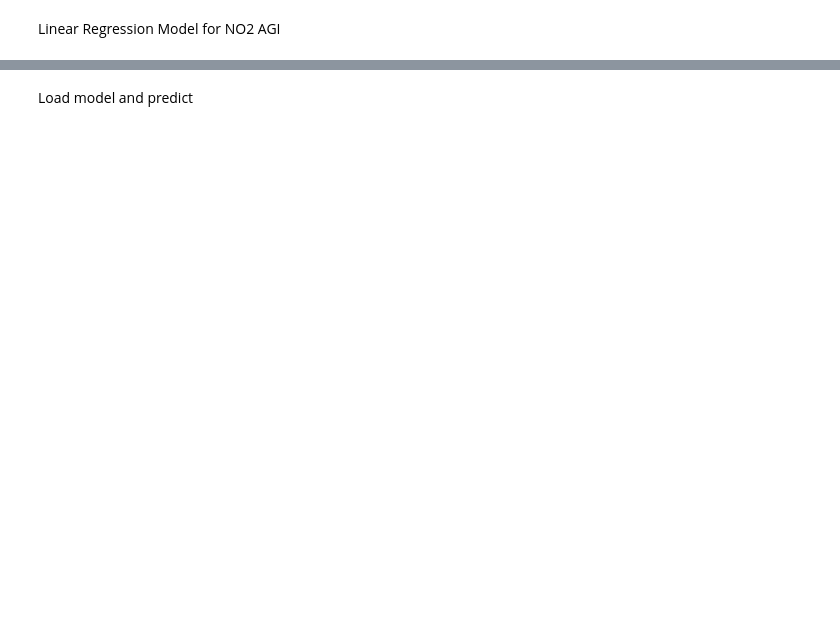
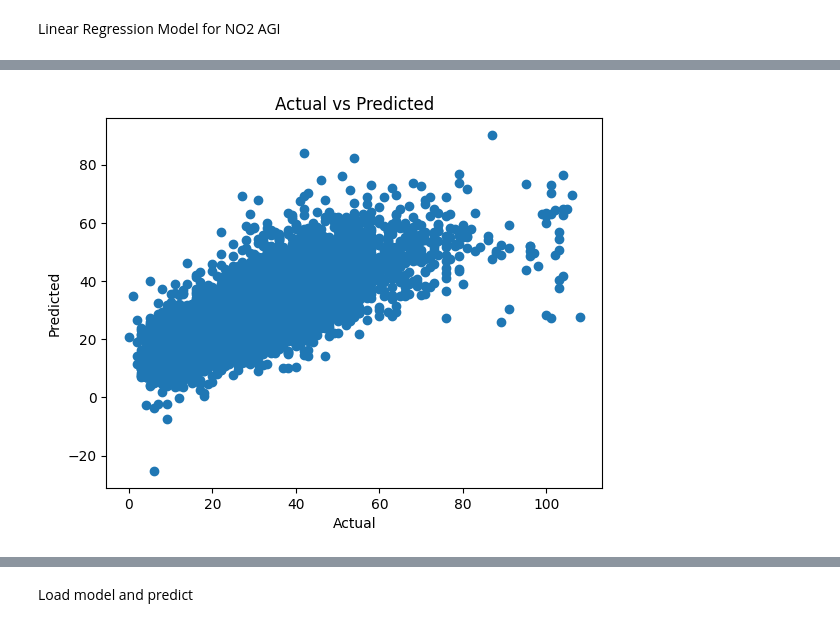
Before and after one commit to tamikamqhum/March_Team_Project, a Jupyter notebook: ML_Models/PG_ML_Model1.ipynb, the cells around one changed output, grey strips where cells are left out. Saved outputs shown, nothing was run; the diff lists cells and outputs as text; code cells hidden in the pictures; blank space fills up the shorter version.

Commit message:
Add new machine learning models and output files for air quality analysis

```diff
--- a/ML_Models/PG_ML_Model1.ipynb
+++ b/ML_Models/PG_ML_Model1.ipynb
@@ -155,14 +166,47 @@ Error:
 Linear Regression Model for NO2 AGI
 # %%
 # preform a linear regression on the data to predict the pollution level
+topredict = 'NO2 AQI'
+model_data = merged_data.copy()
+
 # create a list of numeric columns
-numeric_columns = merged_data.select_dtypes(include=['float64', 'int64']).columns
+numeric_columns = model_data.select_dtypes(include=['float64', 'int64']).columns
 # drop WS_Latitude, WS_Longitude from numeric_columns
 numeric_columns = numeric_columns.drop(['WS_Latitude', 'WS_Longitude'])
+# find related fields to topredict
+related_fields = [col for col in model_data.columns if topredict[:3] in col or topredict[:4] in col]
+related_numeric_fields = [col for col in related_fields if col in numeric_columns]
+# drop related_numeric_fields from numeric_columns
+numeric_columns = numeric_columns.drop(related_numeric_fields)
+# print topredict and related_fields
+print('Column to predict and relatives:', topredict, related_fields, related_numeric_fields)
+'output list of numeric columns'
+print('Output list of numeric columns:',numeric_columns)
 
 # split data into features and target
-X = merged_data[numeric_columns]
-y = merged_data['NO2 AQI']
+X = model_data[numeric_columns]
+y = model_data[topredict]
+
+'output shape of X and y'
+print(X.shape, y.shape)
+# check for missing values in X and y
+missing_values_X = X.isna().sum().sum()
+missing_values_y = y.isna().sum()
+'output missing values in X and y'
+print(missing_values_X, missing_values_y)
+
+# print list of fields in X
+print(X.columns)
+
+# print list of fields in y
+print(y.name)
+
+# print of list of fields in X with missing values
+print(X.columns[X.isna().sum() > 0])
+
+# print list of fields in y with missing values
+print(y.name, y.isna().sum())
+
 
 # split data into training and testing data
 X_train, X_test, y_train, y_test = train_test_split(X, y, test_size=0.2, random_state=42)
@@ -176,11 +220,56 @@ y_pred = model.predict(X_test)
 
 # calculate the mean squared error
 mse = mean_squared_error(y_test, y_pred)
-mse
+print("mean square error:",mse)
+
+n = len(y_test)
+p = X_test.shape[1]
+
+rss = np.sum((y_test - y_pred) ** 2)
+rse = np.sqrt(rss / (n - p - 1))
+
+print("Residual Standard Error (RSE):", rse)
+print("Standard deviation of actual NO2 AQI:", y_test.std())
+if rse < y_test.std():
+    print("The model is better than using the mean value")
+else:
+    print("The model is not better than using the mean value")
+
 
 # save the model
 import joblib
 
-joblib.dump(model, 'Outputs/Linear_Regression_Model.pkl')
+modelname = f'ML_Models/Linear_Regression_{topredict}_Model_transformed.pkl'
+joblib.dump(model, modelname)
 
-mse
+# help me understand the mse value
+# calculate the mean of the target
+y_mean = y.mean()
+# calculate the sum of squares
+ss_total = ((y - y_mean) ** 2).sum()
+# calculate the r squared value
+r_squared = 1 - (mse / ss_total)
+r_squared
+
+# plot the predicted values against the actual values
+plt.scatter(y_test, y_pred)
+plt.xlabel('Actual')
+plt.ylabel('Predicted')
+plt.title('Actual vs Predicted')
+plt.show()
+
+# plot the residuals
+residuals = y_test - y_pred
+plt.scatter(y_test, residuals)
+plt.xlabel('Actual')
+plt.ylabel('Residuals')
+plt.title('Actual vs Residuals')
+plt.show()
+
+# plot the residuals against the predicted values
+plt.scatter(y_pred, residuals)
+plt.xlabel('Predicted')
+plt.ylabel('Residuals')
+plt.title('Predicted vs Residuals')
+plt.show()
+# %% [output]
@@ -186,0 +293 @@ mse
+[figure, added]
```
Also changed, not shown: parts of 16 cells of this notebook, 8 other files.
